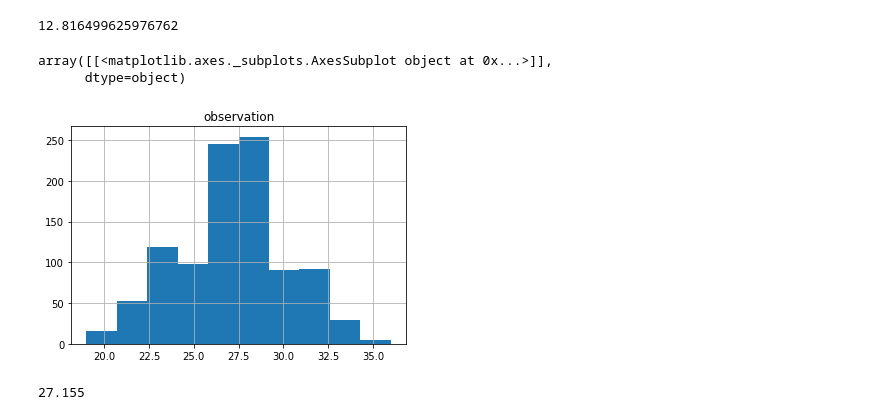
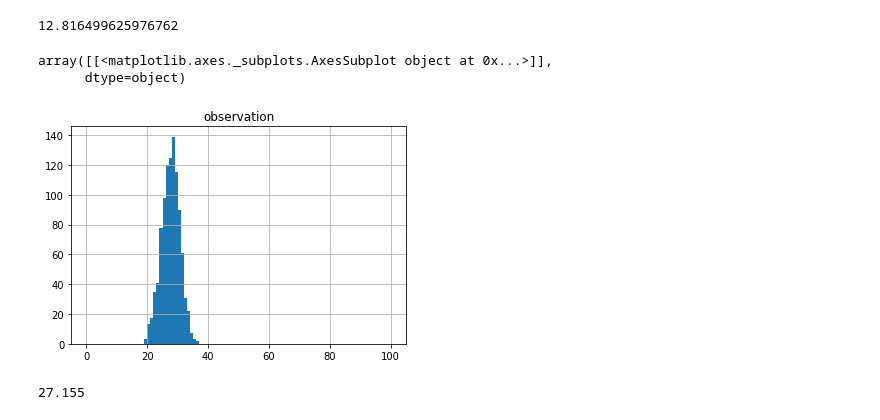
Before and after one commit to ta-data-bcn/descriptive-stats, a Jupyter notebook: main.ipynb, the cells around one changed output. Saved outputs shown, nothing was run; the diff lists cells and outputs as text; code cells hidden in the pictures.

```diff
--- a/main.ipynb
+++ b/main.ipynb
@@ -129,11 +129,11 @@ pop['observation'].std()
 12.816499625976762
 # %%
 pop2 = pd.read_csv('ages_population2.csv')
-pop2.hist()
+pop2.hist(bins=100,range=(0,100))
 # %% [output]
 array([[<matplotlib.axes._subplots.AxesSubplot object at 0x...>]],
       dtype=object)
-[figure, old version]
+[figure, new version]
 # %%
 pop2['observation'].mean()
 # %% [output]
```
Also changed, not shown: parts of 2 cells of this notebook.
